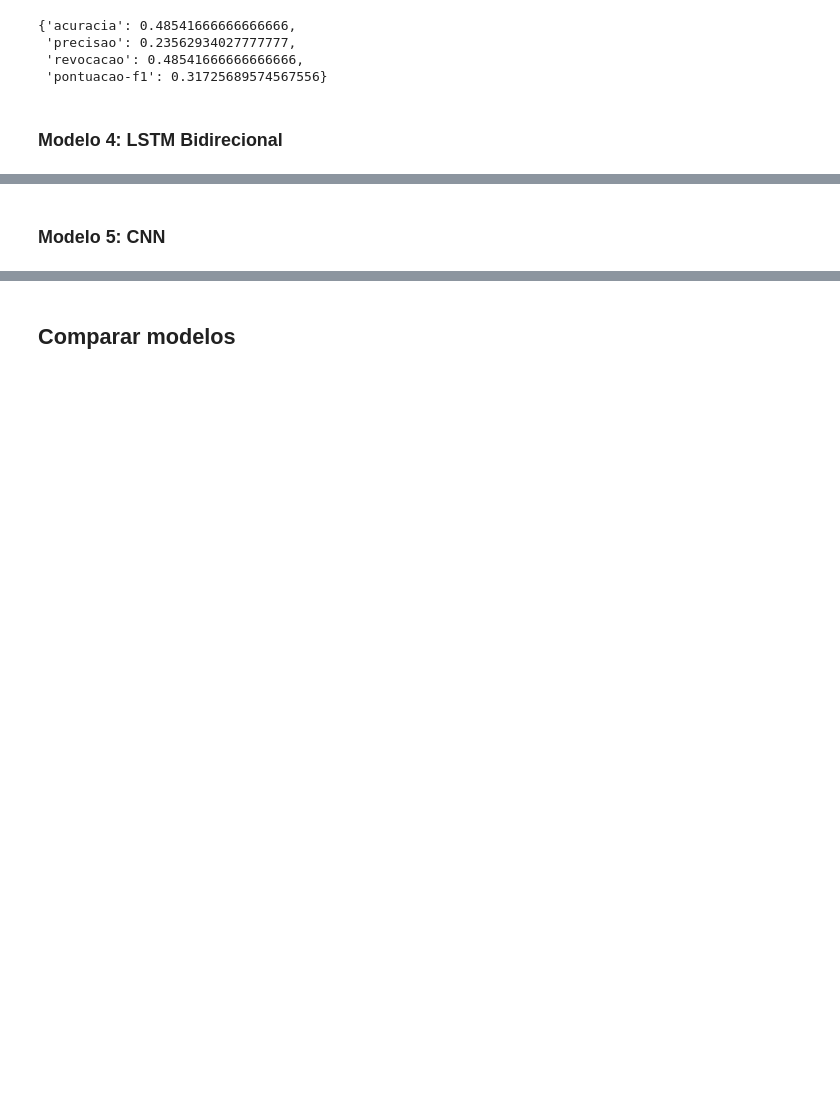
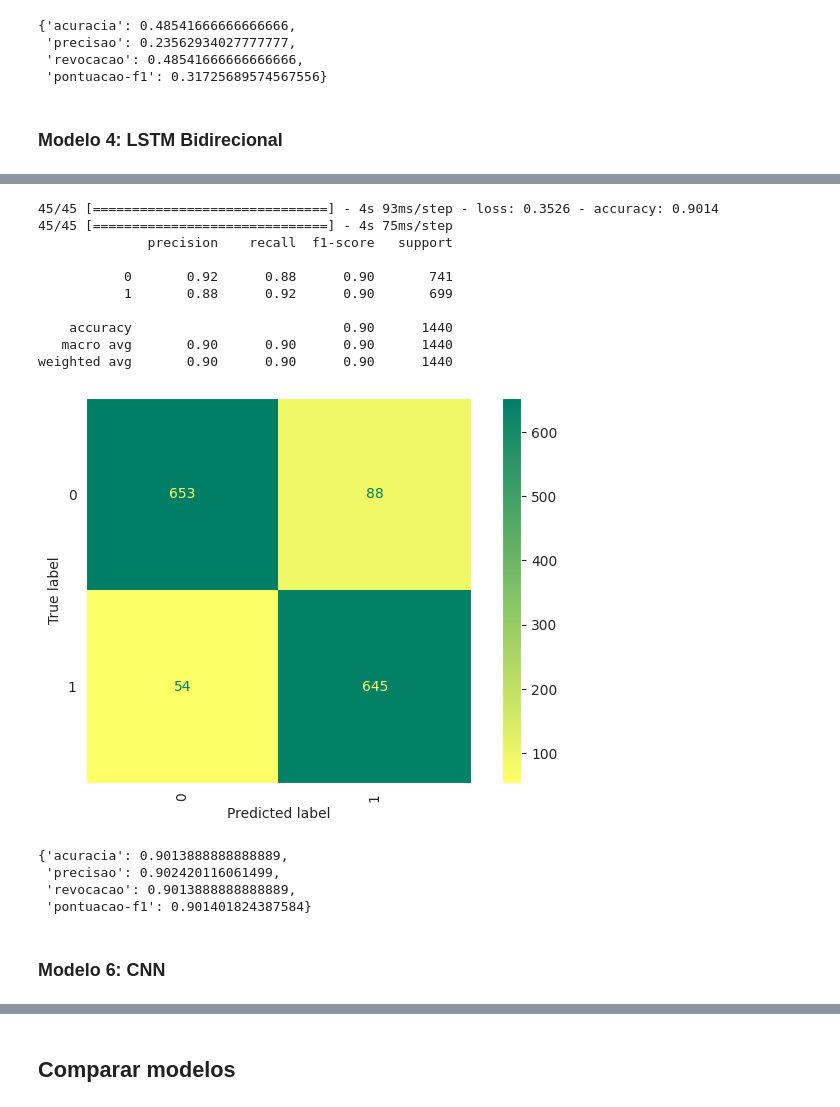
Before and after one commit to flohmannjr/TCC530, a Jupyter notebook: TCC530_Modelos.ipynb, the cells around one changed output, grey strips where cells are left out. Saved outputs shown, nothing was run; the diff lists cells and outputs as text; code cells hidden in the pictures; blank space fills up the shorter version.

```diff
--- a/TCC530_Modelos.ipynb
+++ b/TCC530_Modelos.ipynb
@@ -532,5 +579,26 @@ relatorios[modelo_numero]
+# %%
+dados_modelo(modelo_numero)
+# %% [output]
+45/45 [==============================] - 4s 93ms/step - loss: 0.3526 - accuracy: 0.9014
+45/45 [==============================] - 4s 75ms/step
+              precision    recall  f1-score   support
+
+           0       0.92      0.88      0.90       741
+           1       0.88      0.92      0.90       699
+
+    accuracy                           0.90      1440
+   macro avg       0.90      0.90      0.90      1440
+weighted avg       0.90      0.90      0.90      1440
+[figure, added]
+# %%
+relatorios[modelo_numero]
+# %% [output]
+{'acuracia': 0.9013888888888889,
+ 'precisao': 0.902420116061499,
+ 'revocacao': 0.9013888888888889,
+ 'pontuacao-f1': 0.901401824387584}
 # %% [markdown]
-### Modelo 5: CNN
+### Modelo 6: CNN
 # %%
 %%time
 
```
Also changed, not shown: parts of 36 cells of this notebook.
